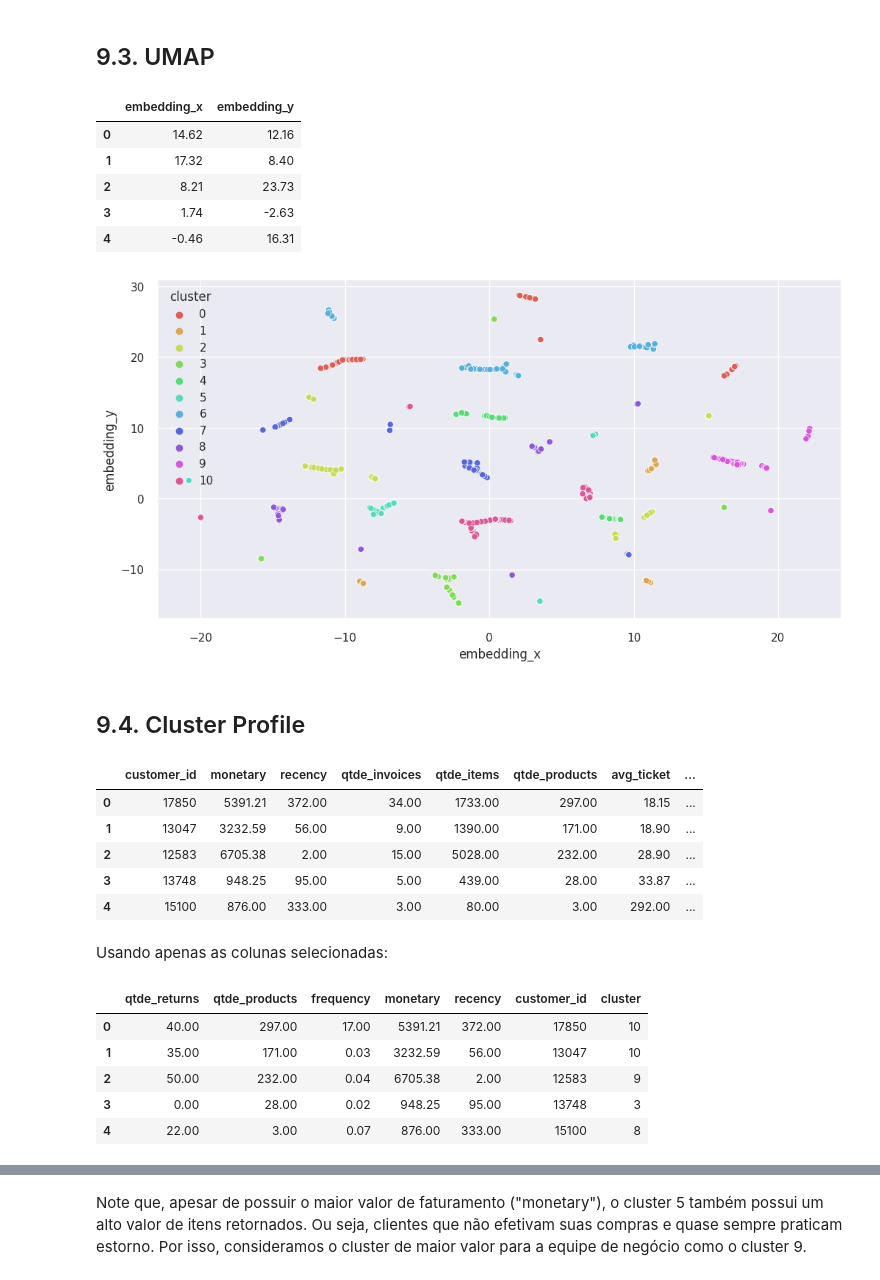
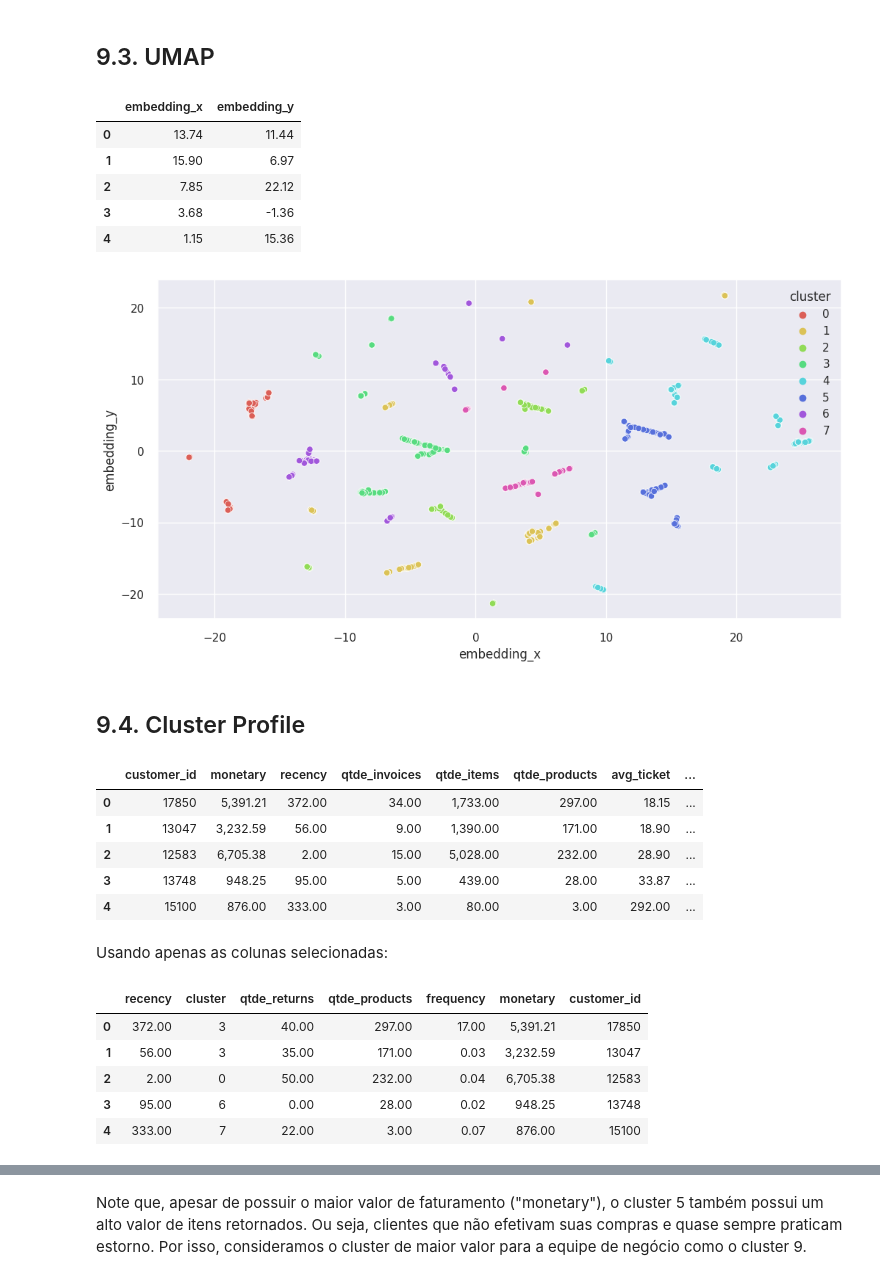
Before and after one commit to leassis91/allmart, a Jupyter notebook: notebooks/c10_model_results.ipynb, the cells around one changed output, grey strips where cells are left out. Cells and saved outputs as stored; diff of their text form; code cells hidden in the pictures.

```diff
--- a/notebooks/c10_model_results.ipynb
+++ b/notebooks/c10_model_results.ipynb
@@ -1537,7 +1537,7 @@ for k in clusters:
 # model = KMeans(init='random', n_clusters=k, n_init=10, max_iter=300, random_state=42)
 # %%
 # model definition
-k = 11
+k = 8
 kmeans = KMeans(init='random', n_clusters=k, n_init=10, max_iter=300, random_state=42)
 
 # model training
@@ -1587,27 +1587,28 @@ sns.scatterplot(data=df9, hue='cluster', x='embedding_x', y='embedding_y', palet
 X.head()
 # %% [output]
 |  | embedding_x | embedding_y |
-| 0 | 14.62 | 12.16 |
-| 1 | 17.32 | 8.40 |
-| 2 | 8.21 | 23.73 |
-| 3 | 1.74 | -2.63 |
-| 4 | -0.46 | 16.31 |
+| 0 | 13.74 | 11.44 |
+| 1 | 15.90 | 6.97 |
+| 2 | 7.85 | 22.12 |
+| 3 | 3.68 | -1.36 |
+| 4 | 1.15 | 15.36 |
 # %%
 reducer = umap.UMAP(n_neighbors=90, random_state=42)
 embedding = reducer.fit_transform(X)
 
 # embedding
 # df_umap_viz = df9.drop(columns='customer_id', axis=1)
+df_umap_viz = df9.copy()
 df_umap_viz['embedding_x'] = embedding[:, 0]
 df_umap_viz['embedding_y'] = embedding[:, 1]
 
 # plot UMAP
 sns.scatterplot(x='embedding_x', y='embedding_y',
                 hue='cluster',
                 palette=sns.color_palette('hls', n_colors=df_umap_viz['cluster'].nunique()),
                data=df_umap_viz);
 # %% [output]
-[figure, old version]
+[figure, new version]
 # %%
 ## fig = px.scatter_3d(df9, x='recency', y='frequency', z='monetary', color='cluster')
 # fig.show()
@@ -1619,9 +1620,9 @@ df94['cluster'] = labels
 df94.head()
 # %% [output]
 |  | customer_id | monetary | recency | qtde_invoices | qtde_items | qtde_products | avg_ticket | ... |
-| 0 | 17850 | 5391.21 | 372.00 | 34.00 | 1733.00 | 297.00 | 18.15 | ... |
-| 1 | 13047 | 3232.59 | 56.00 | 9.00 | 1390.00 | 171.00 | 18.90 | ... |
-| 2 | 12583 | 6705.38 | 2.00 | 15.00 | 5028.00 | 232.00 | 28.90 | ... |
+| 0 | 17850 | 5,391.21 | 372.00 | 34.00 | 1,733.00 | 297.00 | 18.15 | ... |
+| 1 | 13047 | 3,232.59 | 56.00 | 9.00 | 1,390.00 | 171.00 | 18.90 | ... |
+| 2 | 12583 | 6,705.38 | 2.00 | 15.00 | 5,028.00 | 232.00 | 28.90 | ... |
 | 3 | 13748 | 948.25 | 95.00 | 5.00 | 439.00 | 28.00 | 33.87 | ... |
 | 4 | 15100 | 876.00 | 333.00 | 3.00 | 80.00 | 3.00 | 292.00 | ... |
 # %% [markdown]
@@ -1629,12 +1630,12 @@ Usando apenas as colunas selecionadas:
 # %%
 df94[list(set(cols_selected).union(['cluster']))].head()
 # %% [output]
-|  | qtde_returns | qtde_products | frequency | monetary | recency | customer_id | cluster |
-| 0 | 40.00 | 297.00 | 17.00 | 5391.21 | 372.00 | 17850 | 10 |
-| 1 | 35.00 | 171.00 | 0.03 | 3232.59 | 56.00 | 13047 | 10 |
-| 2 | 50.00 | 232.00 | 0.04 | 6705.38 | 2.00 | 12583 | 9 |
-| 3 | 0.00 | 28.00 | 0.02 | 948.25 | 95.00 | 13748 | 3 |
-| 4 | 22.00 | 3.00 | 0.07 | 876.00 | 333.00 | 15100 | 8 |
+|  | recency | cluster | qtde_returns | qtde_products | frequency | monetary | customer_id |
+| 0 | 372.00 | 3 | 40.00 | 297.00 | 17.00 | 5,391.21 | 17850 |
+| 1 | 56.00 | 3 | 35.00 | 171.00 | 0.03 | 3,232.59 | 13047 |
+| 2 | 2.00 | 0 | 50.00 | 232.00 | 0.04 | 6,705.38 | 12583 |
+| 3 | 95.00 | 6 | 0.00 | 28.00 | 0.02 | 948.25 | 13748 |
+| 4 | 333.00 | 7 | 22.00 | 3.00 | 0.07 | 876.00 | 15100 |
 # %%
 pd.options.display.float_format = '{:,.2f}'.format
 
```
Also changed, not shown: parts of 24 cells of this notebook.
